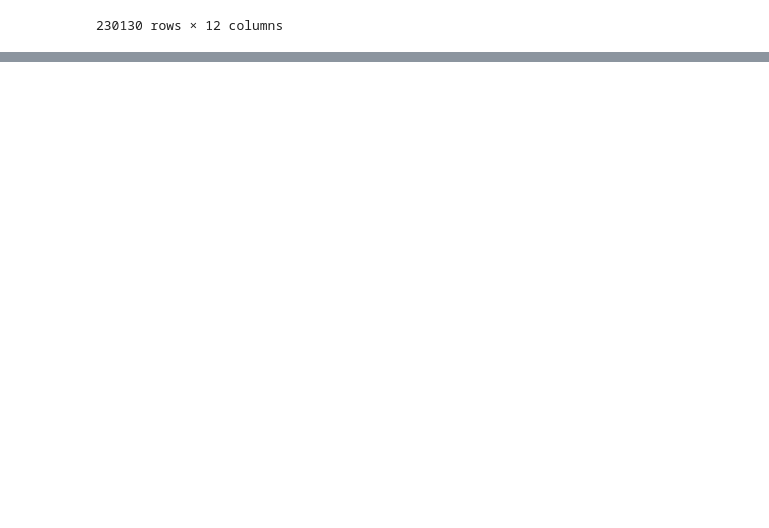
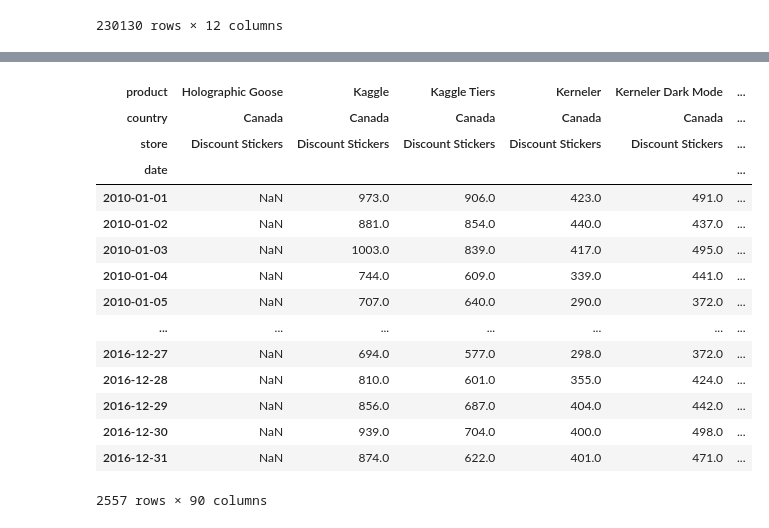
Before and after one commit to rjvillen/Forecasting-Kaggle-Sticker-Sales, a Jupyter notebook: Basic-EDA.ipynb, the cells around one changed output, grey strips where cells are left out. Drawn from its saved outputs; the diff is of its cells as text; code cells hidden in the pictures; blank space fills up the shorter version.

```diff
--- a/Basic-EDA.ipynb
+++ b/Basic-EDA.ipynb
@@ -298,0 +313,20 @@ df
+# %%
+# analyzing canibalization between products
+df.pivot(index="date",columns=["product","country","store"],values="num_sold")#corr().style.background_gradient(cmap='coolwarm')
+# %% [output]
+| product | Holographic Goose | Kaggle | Kaggle Tiers | Kerneler | Kerneler Dark Mode | ... |
+| country | Canada | Canada | Canada | Canada | Canada | ... |
+| store | Discount Stickers | Discount Stickers | Discount Stickers | Discount Stickers | Discount Stickers | ... |
+| date |  |  |  |  |  | ... |
+| 2010-01-01 | NaN | 973.0 | 906.0 | 423.0 | 491.0 | ... |
+| 2010-01-02 | NaN | 881.0 | 854.0 | 440.0 | 437.0 | ... |
+| 2010-01-03 | NaN | 1003.0 | 839.0 | 417.0 | 495.0 | ... |
+| 2010-01-04 | NaN | 744.0 | 609.0 | 339.0 | 441.0 | ... |
+| 2010-01-05 | NaN | 707.0 | 640.0 | 290.0 | 372.0 | ... |
+| ... | ... | ... | ... | ... | ... | ... |
+| 2016-12-27 | NaN | 694.0 | 577.0 | 298.0 | 372.0 | ... |
+| 2016-12-28 | NaN | 810.0 | 601.0 | 355.0 | 424.0 | ... |
+| 2016-12-29 | NaN | 856.0 | 687.0 | 404.0 | 442.0 | ... |
+| 2016-12-30 | NaN | 939.0 | 704.0 | 400.0 | 498.0 | ... |
+| 2016-12-31 | NaN | 874.0 | 622.0 | 401.0 | 471.0 | ... |
+2557 rows × 90 columns
```
Also changed, not shown: parts of 8 cells of this notebook.
